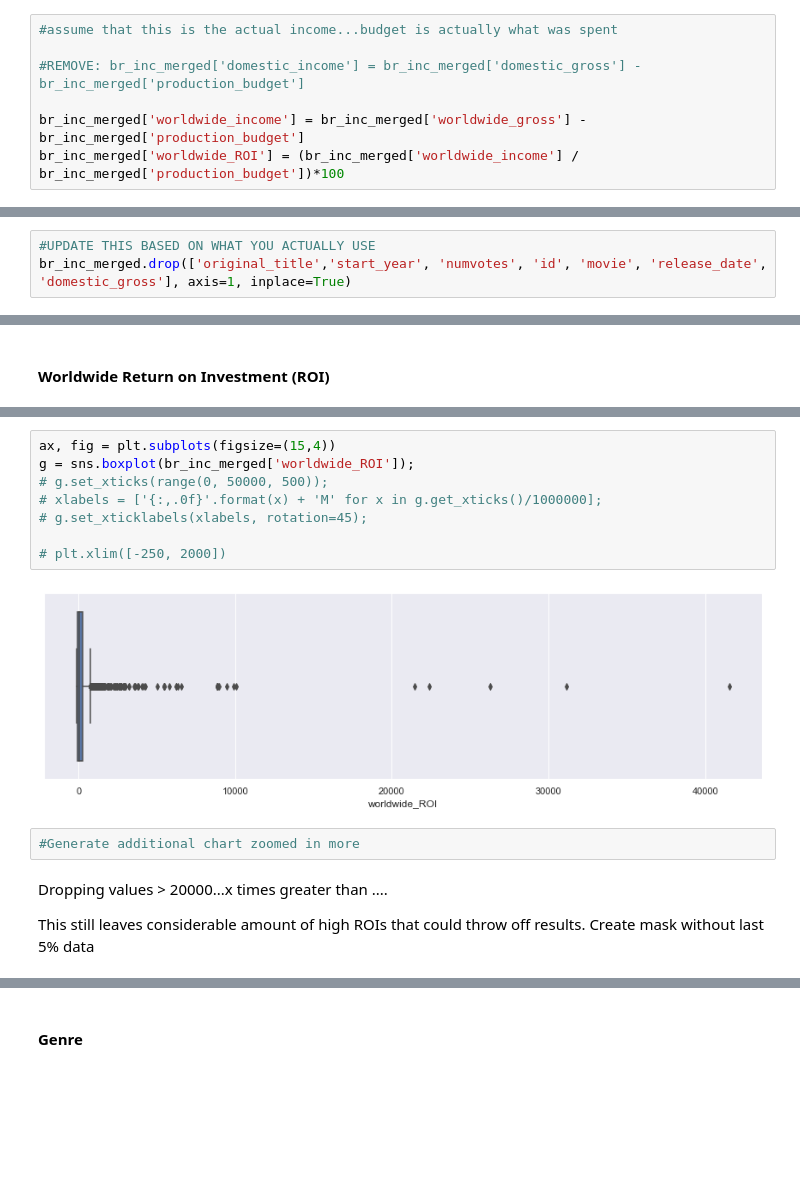
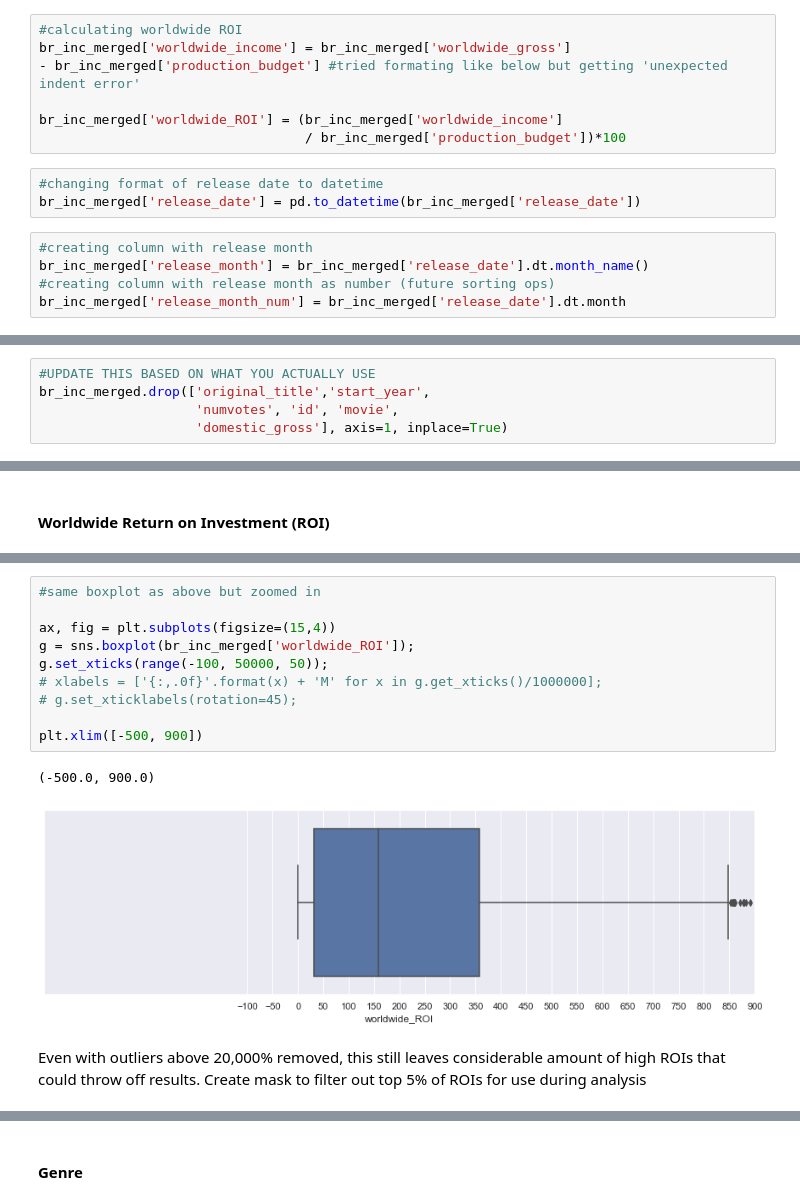
Before and after one commit to pparkinson1/Movie-Analysis, a Jupyter notebook: Project_Notebook.ipynb, the cells around one changed output, grey strips where cells are left out. Drawn from its saved outputs; the diff is of its cells as text; blank space fills up the shorter version.

```diff
--- a/Project_Notebook.ipynb
+++ b/Project_Notebook.ipynb
@@ -276,7 +301,15 @@ br_inc_merged['worldwide_gross'] = br_inc_merged['worldwide_gross'].str.replace(
 # %%
-#assume that this is the actual income...budget is actually what was spent
+#calculating worldwide ROI
+br_inc_merged['worldwide_income'] = br_inc_merged['worldwide_gross']
+- br_inc_merged['production_budget'] #tried formating like below but getting 'unexpected indent error'
 
-#REMOVE: br_inc_merged['domestic_income'] = br_inc_merged['domestic_gross'] - br_inc_merged['production_budget']
-
-br_inc_merged['worldwide_income'] = br_inc_merged['worldwide_gross'] - br_inc_merged['production_budget']
-br_inc_merged['worldwide_ROI'] = (br_inc_merged['worldwide_income'] / br_inc_merged['production_budget'])*100
+br_inc_merged['worldwide_ROI'] = (br_inc_merged['worldwide_income']
+                                  / br_inc_merged['production_budget'])*100
+# %%
+#changing format of release date to datetime
+br_inc_merged['release_date'] = pd.to_datetime(br_inc_merged['release_date'])
+# %%
+#creating column with release month
+br_inc_merged['release_month'] = br_inc_merged['release_date'].dt.month_name()
+#creating column with release month as number (future sorting ops)
+br_inc_merged['release_month_num'] = br_inc_merged['release_date'].dt.month
@@ -303,3 +345,5 @@ memory usage: 365.5+ KB
 # %%
 #UPDATE THIS BASED ON WHAT YOU ACTUALLY USE
-br_inc_merged.drop(['original_title','start_year', 'numvotes', 'id', 'movie', 'release_date', 'domestic_gross'], axis=1, inplace=True)
+br_inc_merged.drop(['original_title','start_year',
+                    'numvotes', 'id', 'movie',
+                    'domestic_gross'], axis=1, inplace=True)
@@ -396,17 +470,16 @@ g.set_xticks(range(0, 45000, 5000));
 # %%
+#same boxplot as above but zoomed in
+
 ax, fig = plt.subplots(figsize=(15,4))
 g = sns.boxplot(br_inc_merged['worldwide_ROI']);
-# g.set_xticks(range(0, 50000, 500));
+g.set_xticks(range(-100, 50000, 50));
 # xlabels = ['{:,.0f}'.format(x) + 'M' for x in g.get_xticks()/1000000];
-# g.set_xticklabels(xlabels, rotation=45);
+# g.set_xticklabels(rotation=45);
 
-# plt.xlim([-250, 2000])
+plt.xlim([-500, 900])
 # %% [output]
+(-500.0, 900.0)
-[figure, old version]
+[figure, new version]
-# %%
-#Generate additional chart zoomed in more
 # %% [markdown]
-Dropping values > 20000...x times greater than ....
-
-This still leaves considerable amount of high ROIs that could throw off results. Create mask without last 5% data
+Even with outliers above 20,000% removed, this still leaves considerable amount of high ROIs that could throw off results. Create mask to filter out top 5% of ROIs for use during analysis
 # %%
```
Also changed, not shown: parts of 88 cells of this notebook.
